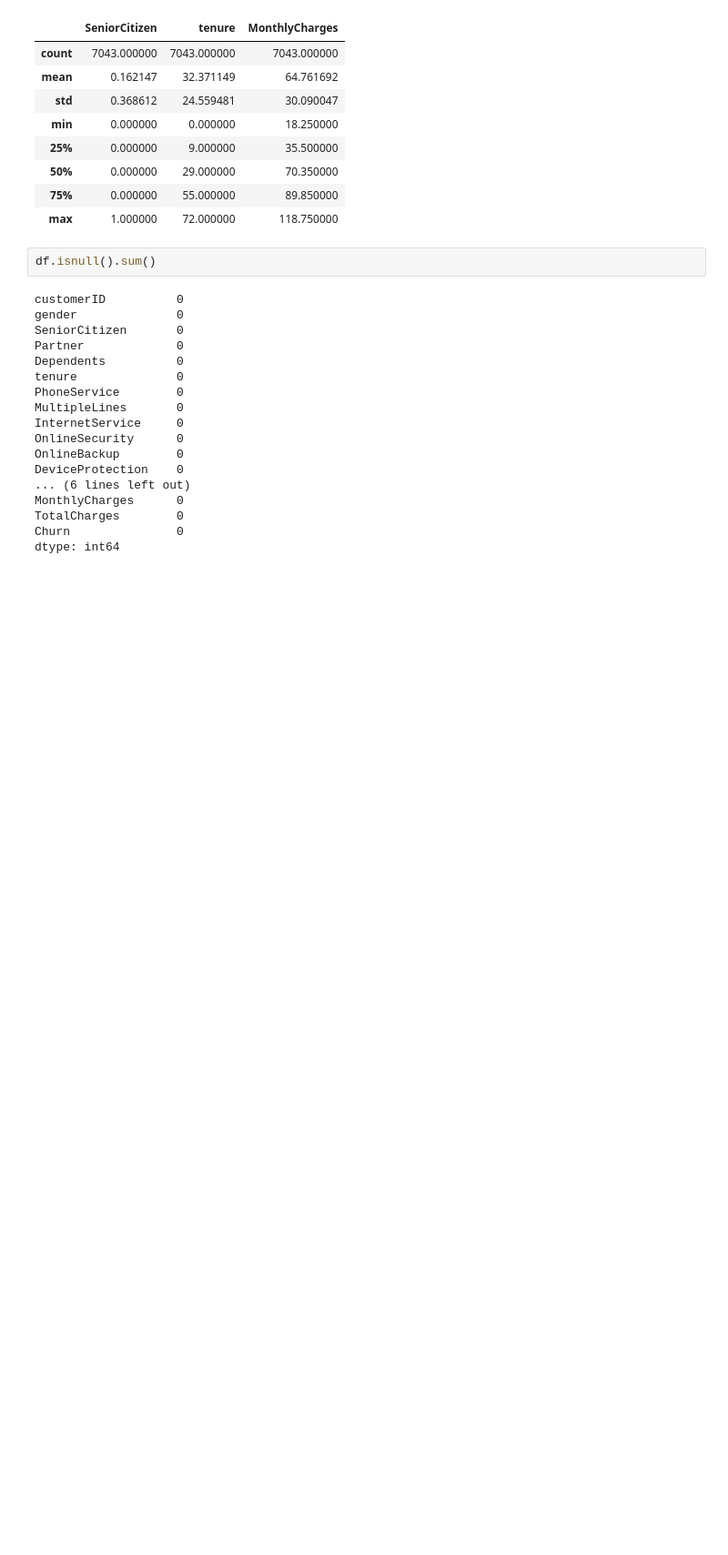
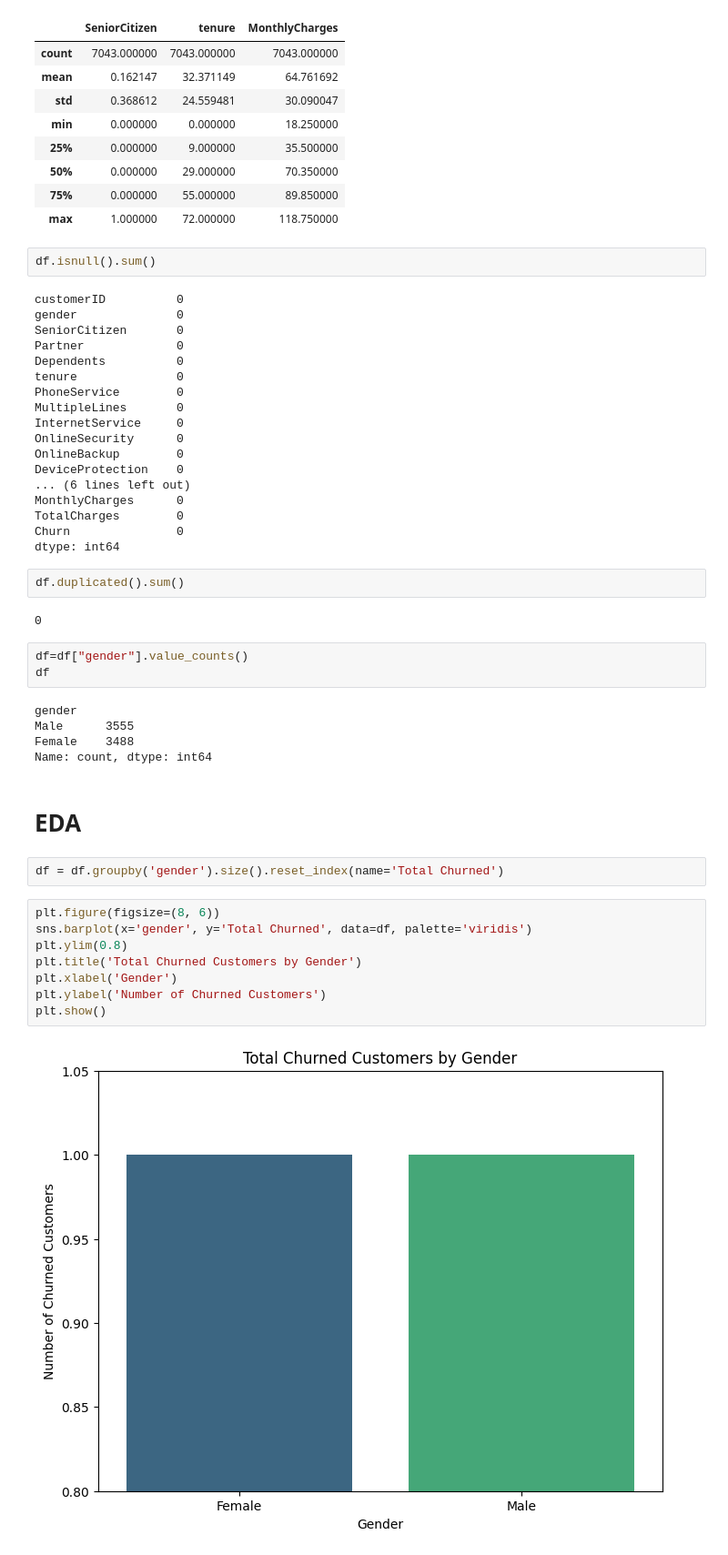
Before and after one commit to SajjadKhanYousafzai/DEP, a Jupyter notebook: Predicting Customer Churn/customer_churn.ipynb, the cells around one changed output. Shown: that part at 91% size. Drawn from its saved outputs; the diff is of its cells as text; blank space fills up the shorter version.

```diff
--- a/Predicting Customer Churn/customer_churn.ipynb
+++ b/Predicting Customer Churn/customer_churn.ipynb
@@ -109,3 +110,29 @@ MonthlyCharges      0
 TotalCharges        0
 Churn               0
 dtype: int64
+# %%
+df.duplicated().sum()
+# %% [output]
+0
+# %%
+df=df["gender"].value_counts()
+df
+# %% [output]
+gender
+Male      3555
+Female    3488
+Name: count, dtype: int64
+# %% [markdown]
+# EDA
+# %%
+df = df.groupby('gender').size().reset_index(name='Total Churned')
+# %%
+plt.figure(figsize=(8, 6))
+sns.barplot(x='gender', y='Total Churned', data=df, palette='viridis')
+plt.ylim(0.8)
+plt.title('Total Churned Customers by Gender')
+plt.xlabel('Gender')
+plt.ylabel('Number of Churned Customers')
+plt.show()
+# %% [output]
+[figure, added]
```
Also changed, not shown: parts of 4 cells of this notebook.
